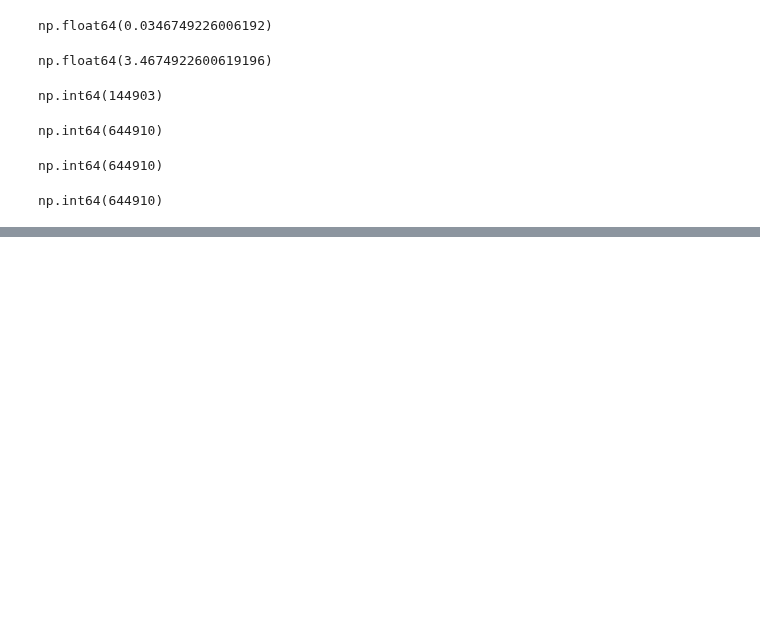
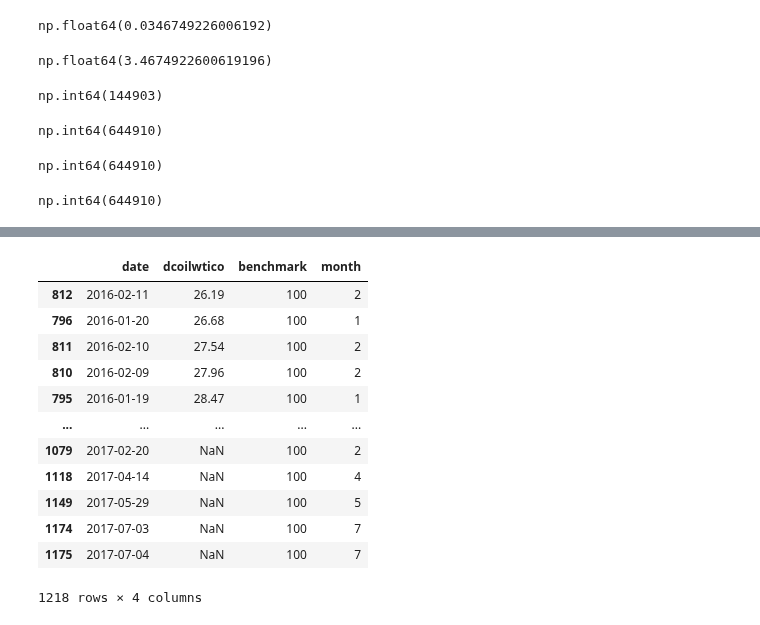
Before and after one commit to arunadas/effective-pandas, a Jupyter notebook: l_python_pandas/dataframes.ipynb, the cells around one changed output, grey strips where cells are left out. Saved outputs shown, nothing was run; the diff lists cells and outputs as text; code cells hidden in the pictures; blank space fills up the shorter version.

```diff
--- a/l_python_pandas/dataframes.ipynb
+++ b/l_python_pandas/dataframes.ipynb
@@ -1284,0 +1379,16 @@ np.int64(644910)
+# %%
+oil.sort_values("dcoilwtico")
+# %% [output]
+|  | date | dcoilwtico | benchmark | month |
+| 812 | 2016-02-11 | 26.19 | 100 | 2 |
+| 796 | 2016-01-20 | 26.68 | 100 | 1 |
+| 811 | 2016-02-10 | 27.54 | 100 | 2 |
+| 810 | 2016-02-09 | 27.96 | 100 | 2 |
+| 795 | 2016-01-19 | 28.47 | 100 | 1 |
+| ... | ... | ... | ... | ... |
+| 1079 | 2017-02-20 | NaN | 100 | 2 |
+| 1118 | 2017-04-14 | NaN | 100 | 4 |
+| 1149 | 2017-05-29 | NaN | 100 | 5 |
+| 1174 | 2017-07-03 | NaN | 100 | 7 |
+| 1175 | 2017-07-04 | NaN | 100 | 7 |
+1218 rows × 4 columns
```
Also changed, not shown: parts of 13 cells of this notebook.
